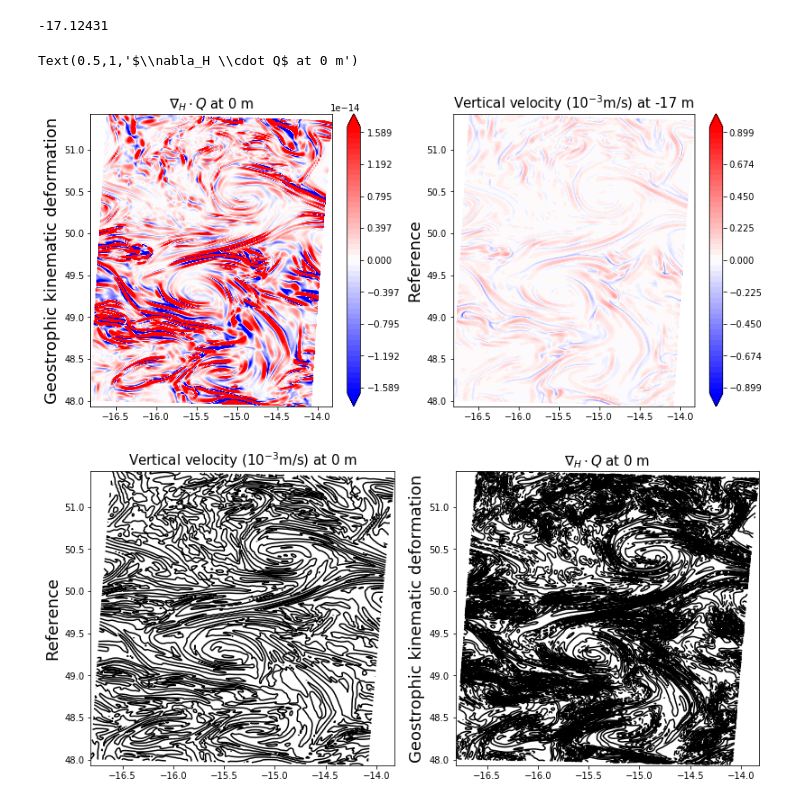
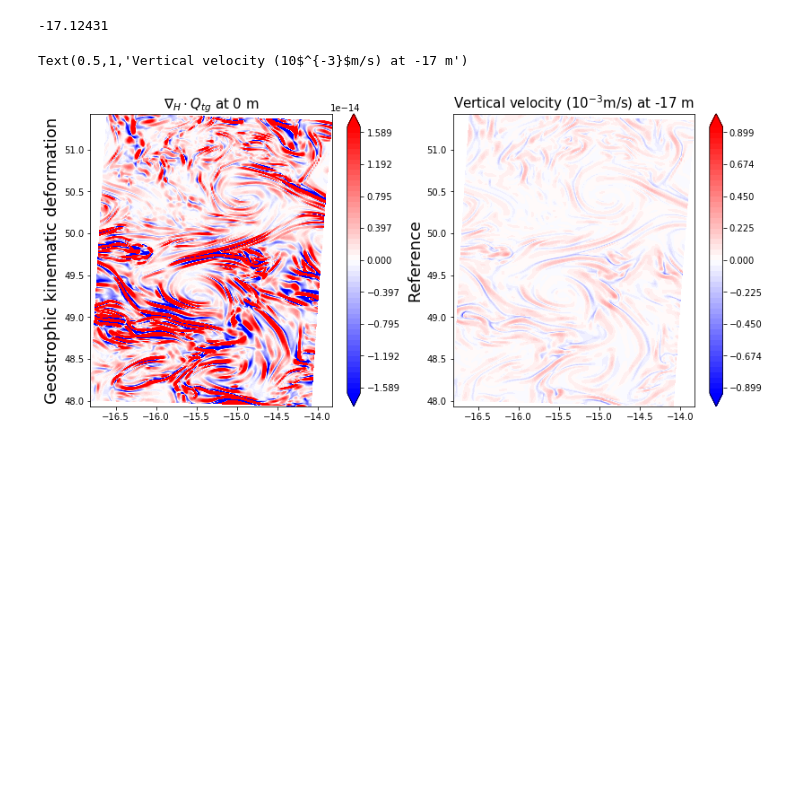
Before and after one commit to SammyMetref/pydssa, a Jupyter notebook: examples/Example5_2Dreconstruction_geokindef_from_NATL60_Azores_winter.ipynb, the cells around one changed output. Drawn from its saved outputs; the diff is of its cells as text; code cells hidden in the pictures; blank space fills up the shorter version.

```diff
--- a/examples/Example5_2Dreconstruction_geokindef_from_NATL60_Azores_winter.ipynb
+++ b/examples/Example5_2Dreconstruction_geokindef_from_NATL60_Azores_winter.ipynb
@@ -97,46 +97,21 @@ crop4 = -20-164+16
 # %%
 plt.figure(figsize=(35,6))
 max_var0 = np.max(np.abs(my_geokindef_reconstruction.geokindef[ncrop5:ncrop6,ncrop7:ncrop8]))
 #max_var = np.max(np.abs(my_esqg_reconstruction.vertvel[crop1:crop2,crop3:crop4,10]))
 levs0 = np.linspace(-max_var0*0.01,max_var0*0.01, 51)
 plt.subplot(151)
 plt.contourf(my_geokindef_reconstruction.lon[crop1:crop2,crop3:crop4],my_geokindef_reconstruction.lat[crop1:crop2,crop3:crop4],my_geokindef_reconstruction.geokindef[crop1:crop2,crop3:crop4],cmap=plt.cm.get_cmap('bwr'),levels=levs0,extend='both')
 plt.colorbar()
 plt.ylabel('Geostrophic kinematic deformation',fontsize=18)
-plt.title(r'$\nabla_H \cdot Q$ at 0 m',fontsize=15)
+plt.title(r'$\nabla_H \cdot Q_{tg}$ at 0 m',fontsize=15)
 
 max_var = np.max(np.abs(w_ref[ncrop5:ncrop6,ncrop7:ncrop8]*1e3))
 levs = np.linspace(-max_var,max_var, 51)
 plt.subplot(152)
 plt.contourf(lon_ref[ncrop5:ncrop6,ncrop7:ncrop8],lat_ref[ncrop5:ncrop6,ncrop7:ncrop8],w_ref[ncrop5:ncrop6,ncrop7:ncrop8]*1e3,cmap=plt.cm.get_cmap('bwr'),levels=levs,extend='both')
 plt.colorbar()
 plt.ylabel('Reference',fontsize=18)
 plt.title('Vertical velocity (10$^{-3}$m/s) at -17 m',fontsize=15)
-
-plt.figure(figsize=(35,6))
-
-levs0 = np.linspace(-max_var0,max_var0, 3)
-max_var = np.max(np.abs(w_ref[ncrop5:ncrop6,ncrop7:ncrop8]*1e3))
-levs = np.linspace(-max_var,max_var, 51)
-plt.subplot(151)
-#plt.contourf(lon_ref[ncrop5:ncrop6,ncrop7:ncrop8],lat_ref[ncrop5:ncrop6,ncrop7:ncrop8],w_ref[ncrop5:ncrop6,ncrop7:ncrop8]*1e3,cmap=plt.cm.get_cmap('bwr'),levels=levs,extend='both')
-#plt.colorbar()
-plt.contour(my_geokindef_reconstruction.lon[crop1:crop2,crop3:crop4],my_geokindef_reconstruction.lat[crop1:crop2,crop3:crop4],my_geokindef_reconstruction.geokindef[crop1:crop2,crop3:crop4], levels=levs0, colors='k')
-plt.ylabel('Reference',fontsize=18)
-plt.title('Vertical velocity (10$^{-3}$m/s) at 0 m',fontsize=15)
-
-max_var = np.max(np.abs(my_geokindef_reconstruction.geokindef[ncrop5:ncrop6,ncrop7:ncrop8]))
-#max_var = np.max(np.abs(my_esqg_reconstruction.vertvel[crop1:crop2,crop3:crop4,10]))
-levs0 = np.linspace(-max_var0,max_var0, 51)
-max_var = np.max(np.abs(w_ref[ncrop5:ncrop6,ncrop7:ncrop8]*1e3))
-levs = np.linspace(-max_var,max_var, 51)
-plt.subplot(152)
-#plt.contourf(my_geokindef_reconstruction.lon[crop1:crop2,crop3:crop4],my_geokindef_reconstruction.lat[crop1:crop2,crop3:crop4],my_geokindef_reconstruction.geokindef[crop1:crop2,crop3:crop4],cmap=plt.cm.get_cmap('bwr'),levels=levs0,extend='both')
-#plt.colorbar()
-plt.contour(lon_ref[ncrop5:ncrop6,ncrop7:ncrop8],lat_ref[ncrop5:ncrop6,ncrop7:ncrop8],w_ref[ncrop5:ncrop6,ncrop7:ncrop8]*1e3,levels=levs, colors='k')
-plt.ylabel('Geostrophic kinematic deformation',fontsize=18)
-plt.title(r'$\nabla_H \cdot Q$ at 0 m',fontsize=15)
 # %% [output]
-Text(0.5,1,'$\\nabla_H \\cdot Q$ at 0 m')
+Text(0.5,1,'Vertical velocity (10$^{-3}$m/s) at -17 m')
-[figure, old version]
+[figure, new version]
-[figure, removed]
```
Also changed, not shown: parts of 4 cells of this notebook, 9 other files.
